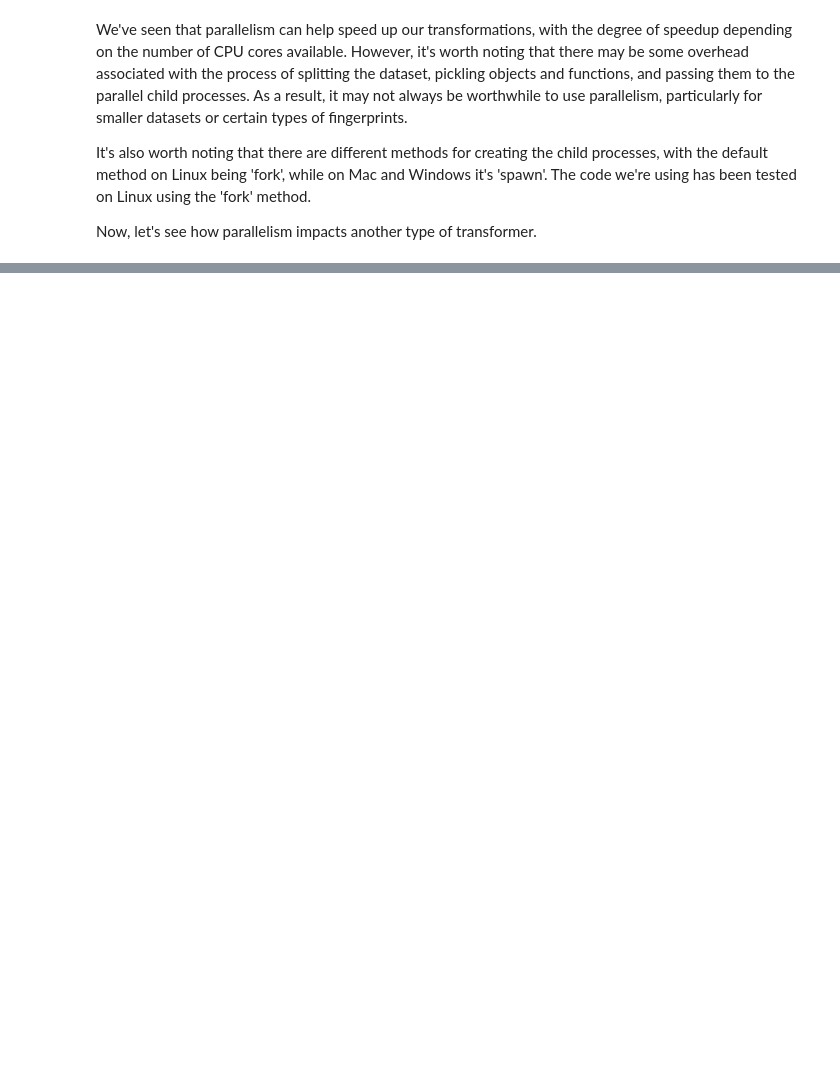
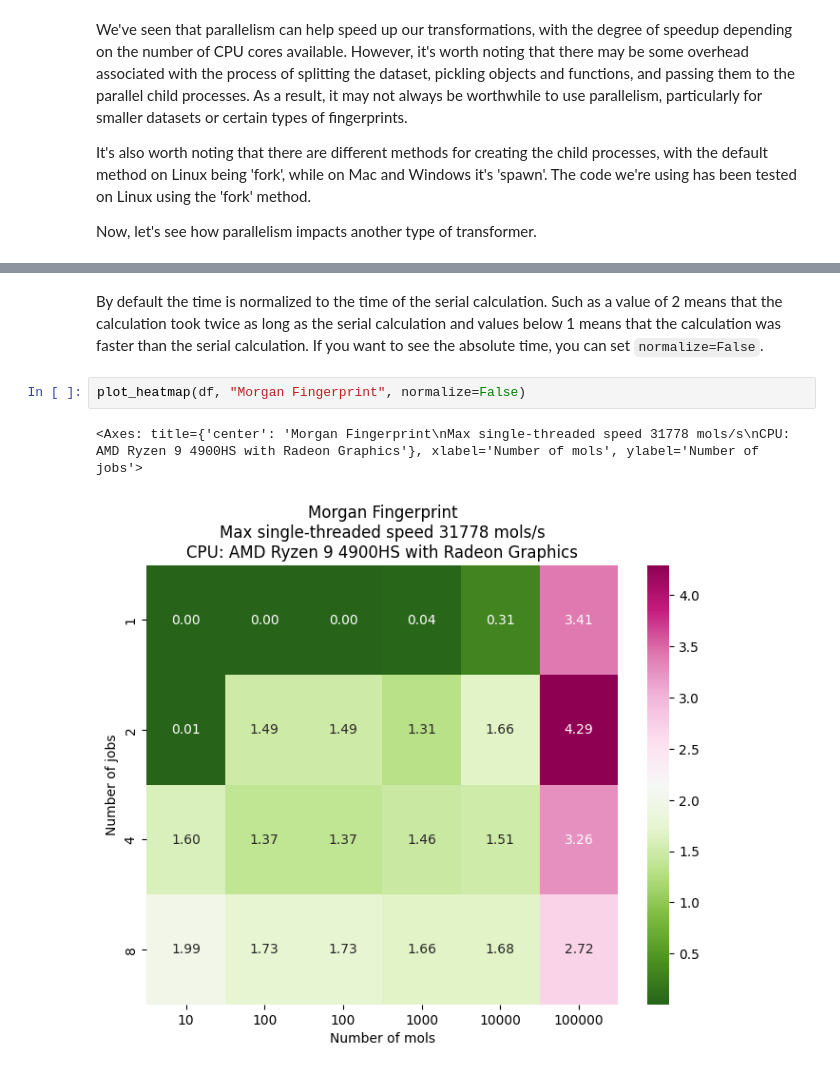
Before and after one commit to EBjerrum/scikit-mol, a Jupyter notebook: notebooks/07_parallel_transforms.ipynb, the cells around one changed output, grey strips where cells are left out. Saved outputs shown, nothing was run; the diff lists cells and outputs as text; blank space fills up the shorter version.

```diff
--- a/notebooks/07_parallel_transforms.ipynb
+++ b/notebooks/07_parallel_transforms.ipynb
@@ -140,0 +157,8 @@ We've also included a series of plots below, showing the speedup over serial for
+# %% [markdown]
+By default the time is normalized to the time of the serial calculation. Such as a value of 2 means that the calculation took twice as long as the serial calculation and values below 1 means that the calculation was faster than the serial calculation.
+If you want to see the absolute time, you can set `normalize=False`.
+# %%
+plot_heatmap(df, "Morgan Fingerprint", normalize=False)
+# %% [output]
+<Axes: title={'center': 'Morgan Fingerprint\nMax single-threaded speed 31778 mols/s\nCPU: AMD Ryzen 9 4900HS with Radeon Graphics'}, xlabel='Number of mols', ylabel='Number of jobs'>
+[figure, added]
```
Also changed, not shown: parts of 17 cells of this notebook, 18 other files.
